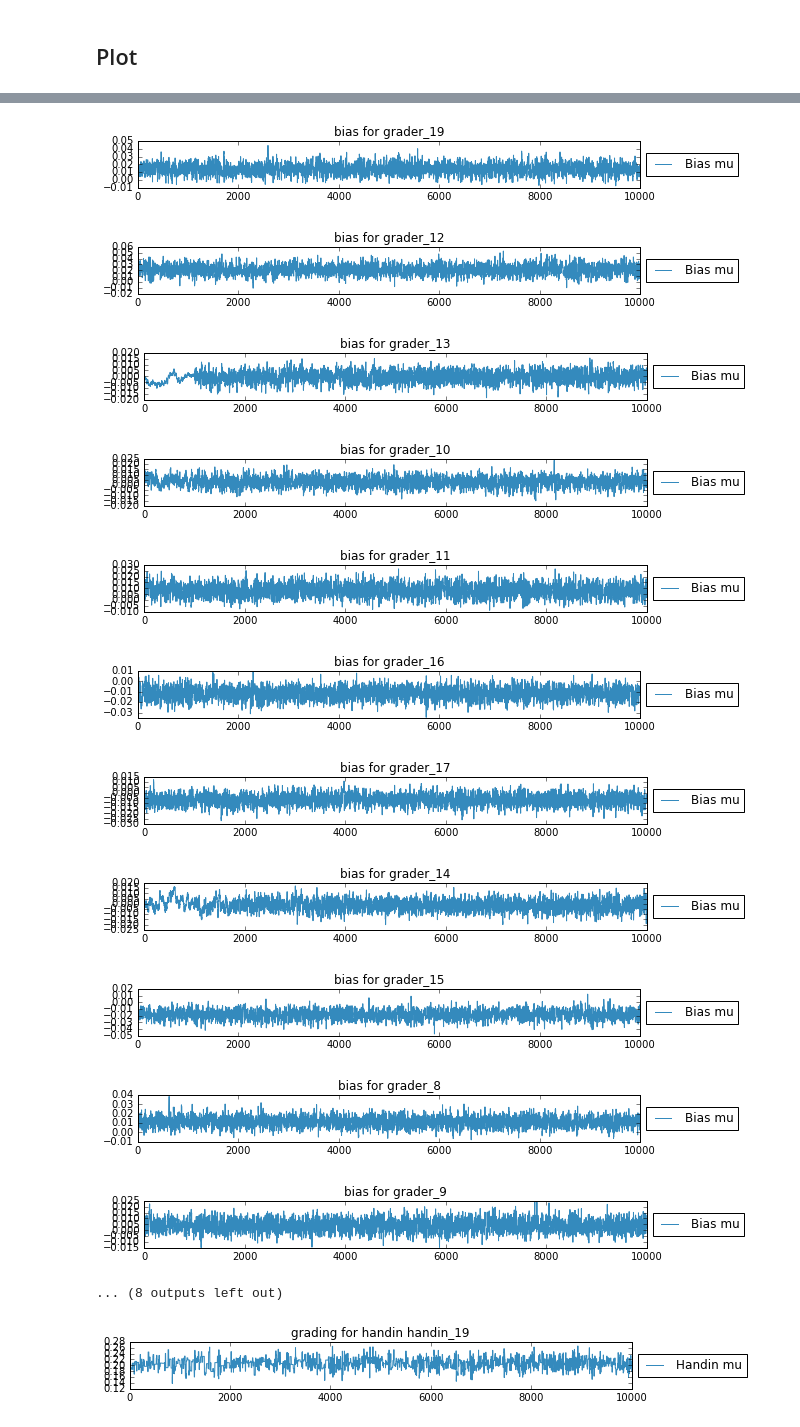
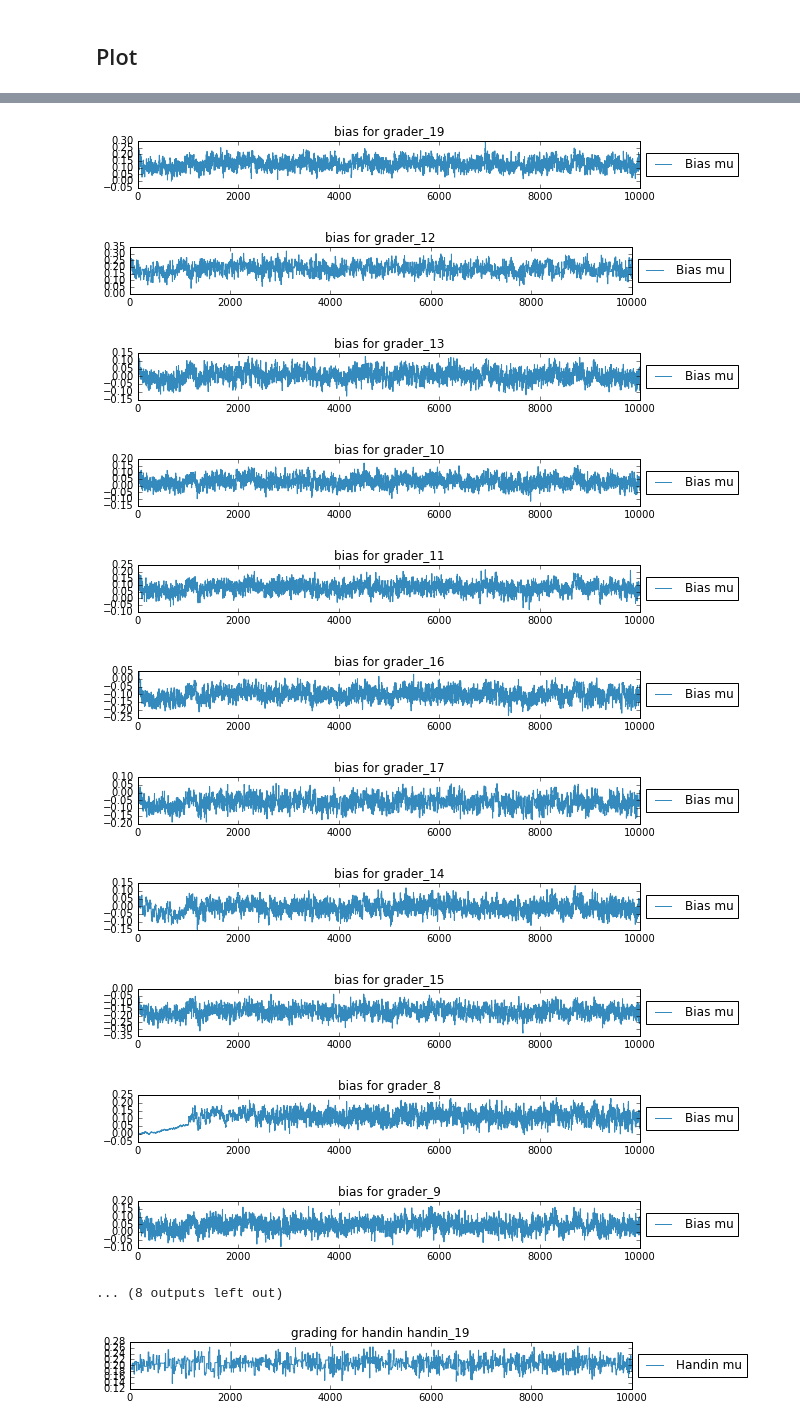
Before and after one commit to TomMalow/pymcmodels, a Jupyter notebook: Model iterations/Model Optimizing.ipynb, the cells around one changed output, grey strips where cells are left out. Drawn from its saved outputs; the diff is of its cells as text; code cells hidden in the pictures.

Commit message:
Made new MAPtest and more analysis on that end. Made markdown of the model for meeting. More analysis on SocialGraph. Started on implementing Gibbs Sampling

```diff
--- a/Model iterations/Model Optimizing.ipynb
+++ b/Model iterations/Model Optimizing.ipynb
@@ -502,3 +540,8 @@ values = assignment_data_true.handins.values()
 mcmc_7 = run_3_iteration(handin_model_7,values)
 # %% [output]
  [-----------------100%-----------------] 10000 of 10000 complete in 175.1 sec
+# %%
+values = assignment_data_true.handins.values()
+#values.extend(assignment_data_2.handins.values())
+#values.extend(assignment_data_3.handins.values())
+mcmc_ole = run_3_iteration(handin_model_Oles,values)
@@ -512,7 +557,7 @@ def plot_traces_bias(assignment,mcmc):
         ax = plt.subplot(len(assignment.graders.keys()),1,i+1)
 
         b_mu = mcmc.trace('B_mu_%s' % str(g))[:]
-        b_tau = mcmc.trace('B_tau_%s' % str(g))[:]
+#        b_tau = mcmc.trace('B_tau_%s' % str(g))[:]
         plt.plot(b_mu,color="#348ABD",label="Bias mu")
 #        plt.plot(b_tau,color="#A60628",label="Bias tau")
         plt.title("bias for %s" % g)
@@ -525,3 +586,3 @@ def plot_traces_bias(assignment,mcmc):
 # %%
-plot_traces_bias(assignment_data_true,mcmc_3[0])
+plot_traces_bias(assignment_data_true,mcmc_ole[0])
 # %% [output]
@@ -529,14 +590,14 @@ plot_traces_bias(assignment_data_true,mcmc_3[0])
-[figure, old version]
+[figure, new version]
-[figure, old version]
+[figure, new version]
-[figure, old version]
+[figure, new version]
-[figure, old version]
+[figure, new version]
-[figure, old version]
+[figure, new version]
-[figure, old version]
+[figure, new version]
-[figure, old version]
+[figure, new version]
-[figure, old version]
+[figure, new version]
-[figure, old version]
+[figure, new version]
-[figure, old version]
+[figure, new version]
-[figure, old version]
+[figure, new version]
 ... (8 outputs left out)
 # %%
 def plot_traces_handin(assignment,mcmc):
```
Also changed, not shown: parts of 5 cells of this notebook, 8 other files.
